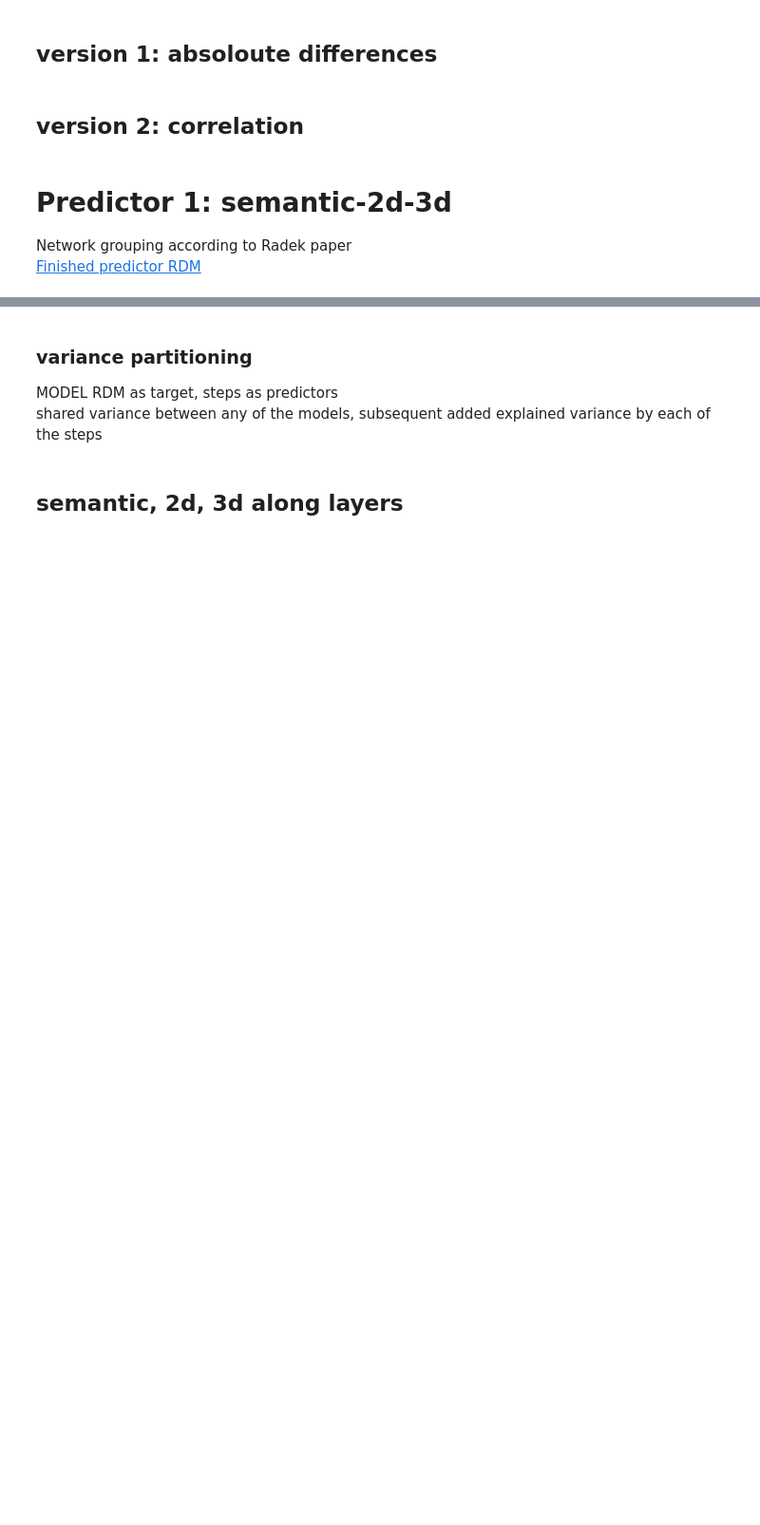
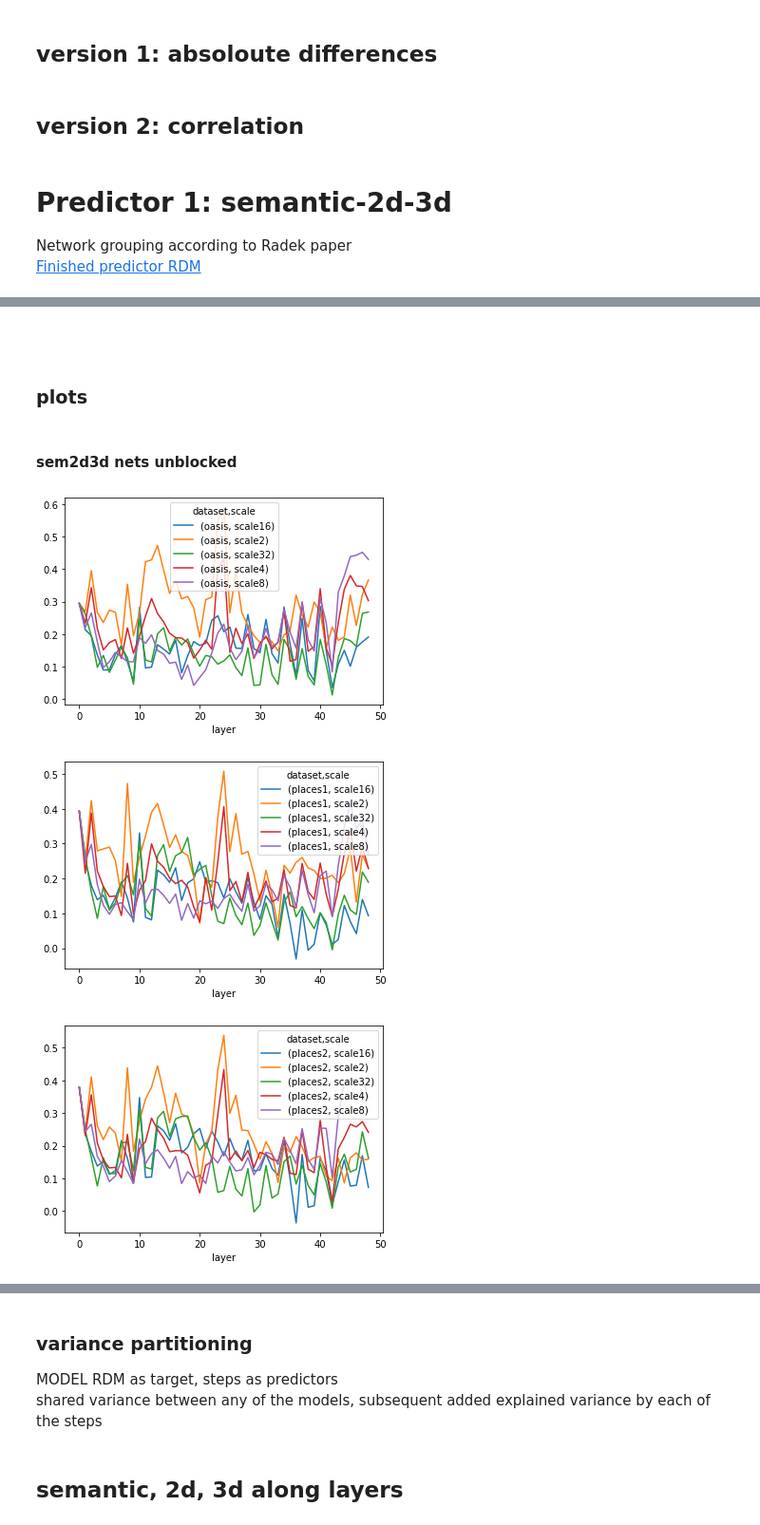
Before and after one commit to toniklenk/analysis-taskonomy, a Jupyter notebook: scripts/factors analysis.ipynb, the cells around one changed output, grey strips where cells are left out. Shown at 95% size. Cells and saved outputs as stored; diff of their text form; code cells hidden in the pictures; blank space fills up the shorter version.

Commit message:
factor1 analysis fully vectorized

```diff
--- a/scripts/factors analysis.ipynb
+++ b/scripts/factors analysis.ipynb
@@ -248,0 +165,5 @@ Network grouping according to Radek paper <br>
+# %%
+# factor1_rdms.to_hdf(os.path.join(PATH_RESULTS, "sem_2d_3d", "all.h5"), key="factor1_rdms")
+factor1_rdms = pd.read_hdf(
+    os.path.join(PATH_RESULTS, "sem_2d_3d", "all.h5"), key="factor1_rdms"
+)
@@ -248,0 +182,18 @@ Network grouping according to Radek paper <br>
+# %%
+_models = factor1_rdms.columns.get_level_values("model")
+# model RDM
+model_rdm = pd.DataFrame(
+    np.full((len(NETS_ALL), len(NETS_ALL)), np.nan), columns=NETS_ALL, index=NETS_ALL
+)
+
+for combi in combinations_with_replacement(NETS_ALL, 2):
+    if (
+        combi in combinations_with_replacement(NETS_SEMANTIC, 2)
+        or combi in combinations_with_replacement(NETS_2D, 2)
+        or combi in combinations_with_replacement(NETS_3D, 2)
+    ):
+        model_rdm.loc[combi] = 1
+        model_rdm.loc[tuple(reversed(combi))] = 1
+    else:
+        model_rdm.loc[combi] = 0
+        model_rdm.loc[tuple(reversed(combi))] = 0
@@ -248,0 +212,23 @@ Network grouping according to Radek paper <br>
+# %% [markdown]
+####
+# %%
+correlations_with_model = (
+    factor1_rdms.groupby(["layer", "dataset", "scale"])
+    .apply(correlate_rdms, rdm2=predictor_rdm_1)
+    .to_frame()
+)
+# %%
+correlations_with_model = correlations_with_model.assign(
+    correlation=correlations_with_model[0].transform(lambda x: x[0]),
+    pvalue=correlations_with_model[0].transform(lambda x: x[0]),
+).drop(0, axis=1)
+# %% [markdown]
+### plots
+# %% [markdown]
+#### sem2d3d nets unblocked
+# %%
+pl = correlations_with_model.unstack("layer").correlation.groupby("dataset").apply(lambda x: x.T.plot())
+# %% [output]
+[figure, added]
+[figure, added]
+[figure, added]
```
Also changed, not shown: parts of 18 cells of this notebook, 2 other files.
